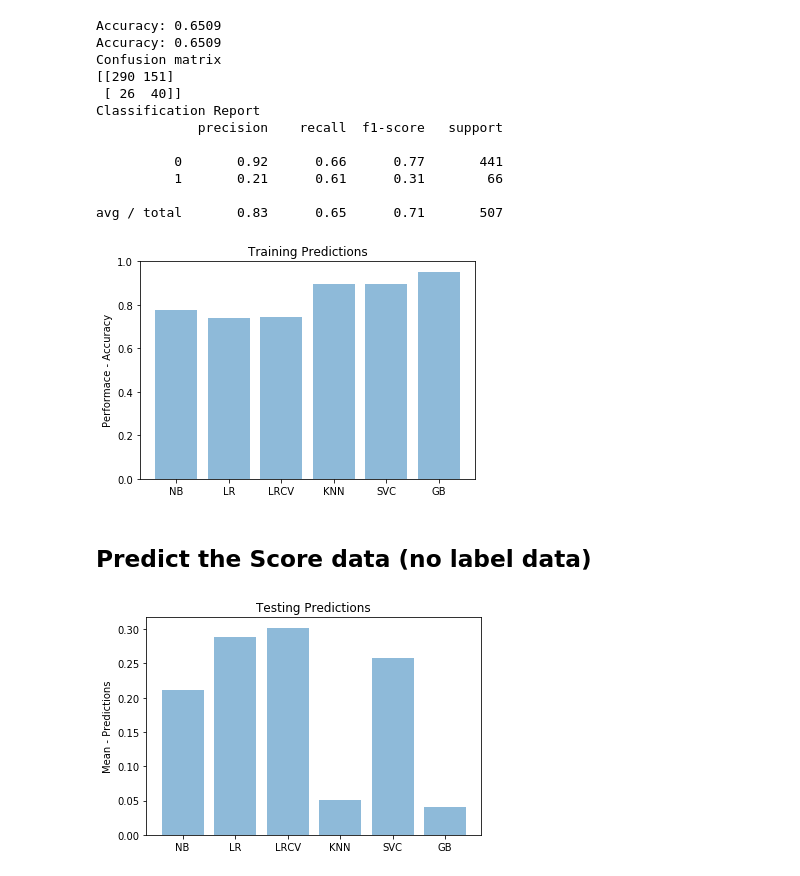
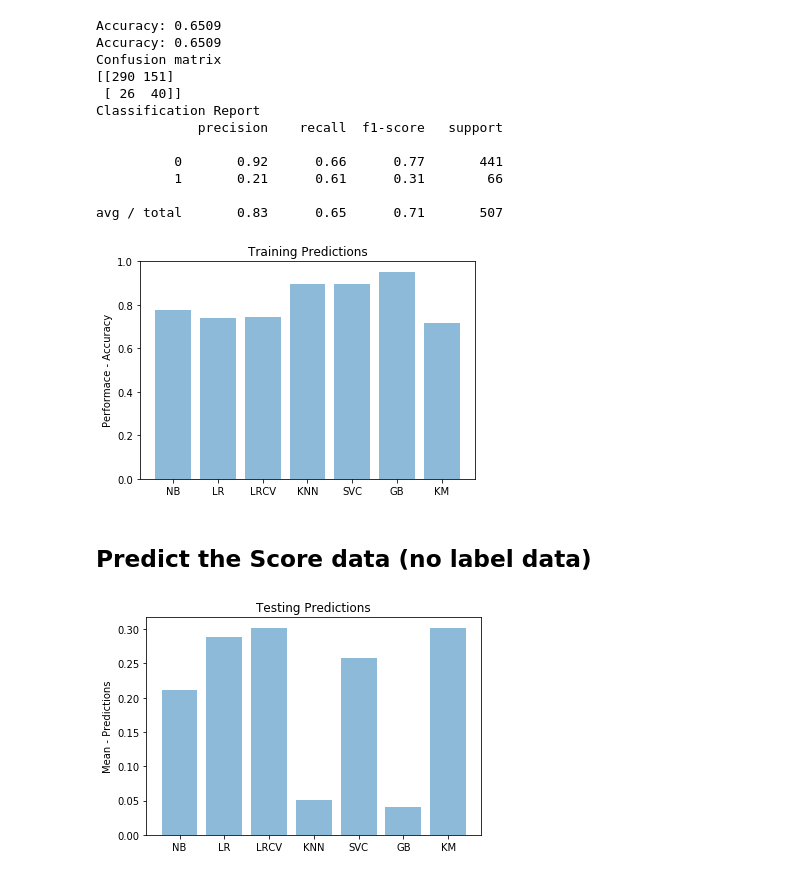
Before and after one commit to sachinkumarjain/ML-Predict-COPD, a Jupyter notebook: ML_FlareUpPredition.ipynb, the cells around one changed output. Drawn from its saved outputs; the diff is of its cells as text; code cells hidden in the pictures.

Commit message:
update with k-means

```diff
--- a/ML_FlareUpPredition.ipynb
+++ b/ML_FlareUpPredition.ipynb
@@ -491,9 +492,9 @@ lr_cv = metrics.accuracy_score(y_train, lr_cv_predict_train)
 knn = metrics.accuracy_score(y_train, knn_predict_train)
 svc = metrics.accuracy_score(y_train, svc_predict_train)
 gb = metrics.accuracy_score(y_train, gb_predict_train)
-gb = metrics.accuracy_score(y_train, gb_predict_train)
+km = metrics.accuracy_score(y_train, km_predict_train)
 
-performance_train = [nb,lr,lr_cv,knn,svc,gb]
+performance_train = [nb,lr,lr_cv,knn,svc,gb,km]
 
 plt.bar(y_pos, performance_train, align='center', alpha=0.5)
 plt.xticks(y_pos, objects)
@@ -502,27 +503,28 @@ plt.title('Training Predictions')
 
 plt.show()
 # %% [output]
-[figure, old version]
+[figure, new version]
 # %% [markdown]
 ## Predict the Score data (no label data)
 # %%
-objects = ('NB', 'LR', 'LRCV', 'KNN', 'SVC', 'GB')
+objects = ('NB', 'LR', 'LRCV', 'KNN', 'SVC', 'GB','KM')
 y_pos = np.arange(len(objects))
 
 nb = np.mean(nb_model.predict(Z))
 lr = np.mean(lr_model.predict(Z))
 lr_cv = np.mean(lr_cv_model.predict(Z))
 knn = np.mean(knn_model.predict(Z))
 svc = np.mean(svc_model.predict(Z))
 gb = np.mean(gb_model.predict(Z))
+km = np.mean(km_model.predict(Z))
 
-performance_new = [nb,lr,lr_cv,knn,svc,gb]
+performance_new = [nb,lr,lr_cv,knn,svc,gb,km]
 
 plt.bar(y_pos,performance_new, align='center', alpha=0.5)
 plt.xticks(y_pos, objects)
 plt.ylabel('Mean - Predictions')
 plt.title('Testing Predictions')
 
 plt.show()
 # %% [output]
-[figure, old version]
+[figure, new version]
```
Also changed, not shown: parts of 2 cells of this notebook.
